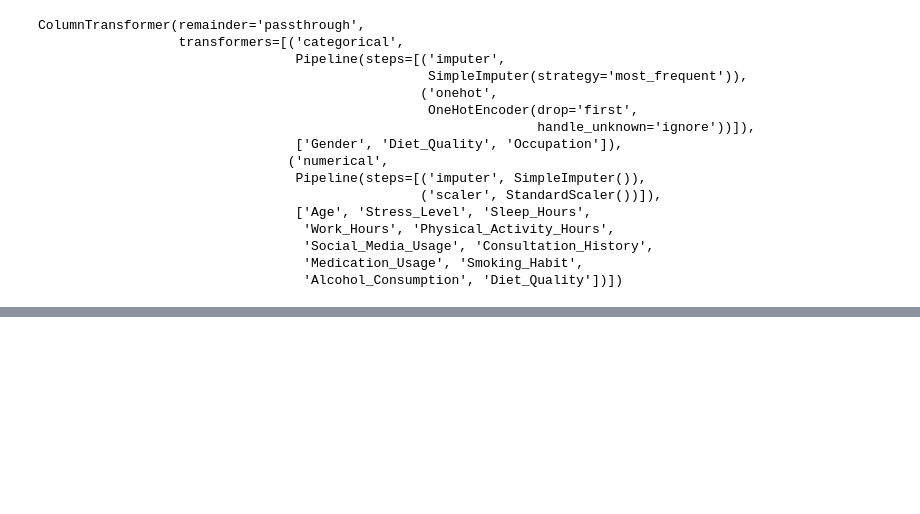
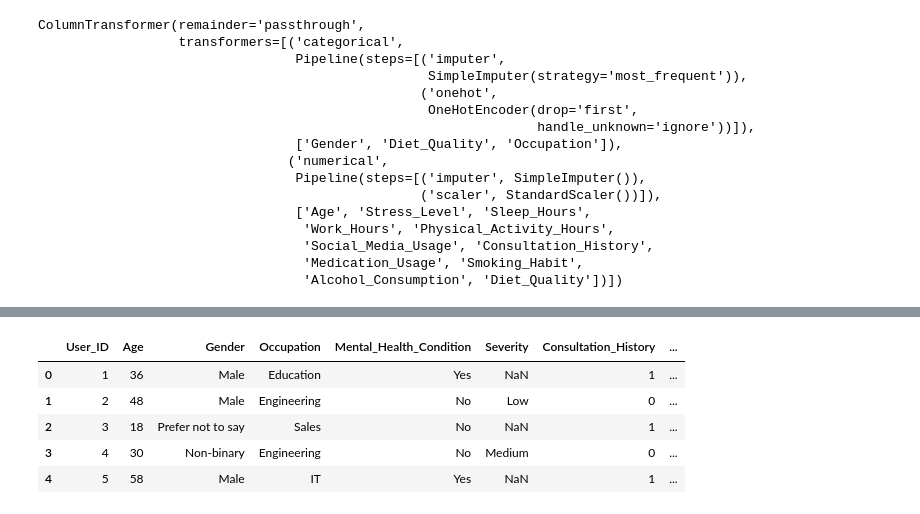
Before and after one commit to KAshyapk07/Student-Mental-Health, a Jupyter notebook: Notebooks/Preprocess.ipynb, the cells around one changed output, grey strips where cells are left out. Saved outputs shown, nothing was run; the diff lists cells and outputs as text; code cells hidden in the pictures; blank space fills up the shorter version.

```diff
--- a/Notebooks/Preprocess.ipynb
+++ b/Notebooks/Preprocess.ipynb
@@ -91,0 +92,9 @@ print(feature_names)
+# %%
+data.head()
+# %% [output]
+|  | User_ID | Age | Gender | Occupation | Mental_Health_Condition | Severity | Consultation_History | ... |
+| 0 | 1 | 36 | Male | Education | Yes | NaN | 1 | ... |
+| 1 | 2 | 48 | Male | Engineering | No | Low | 0 | ... |
+| 2 | 3 | 18 | Prefer not to say | Sales | No | NaN | 1 | ... |
+| 3 | 4 | 30 | Non-binary | Engineering | No | Medium | 0 | ... |
+| 4 | 5 | 58 | Male | IT | Yes | NaN | 1 | ... |
```
Also changed, not shown: parts of 6 cells of this notebook, 3 other files.
